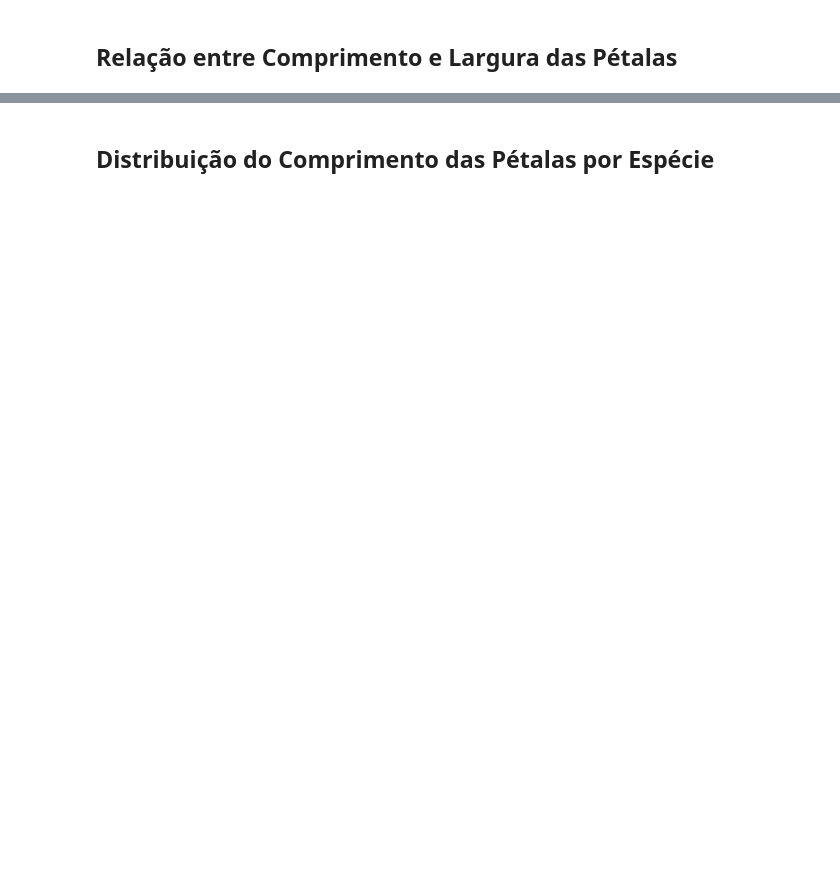
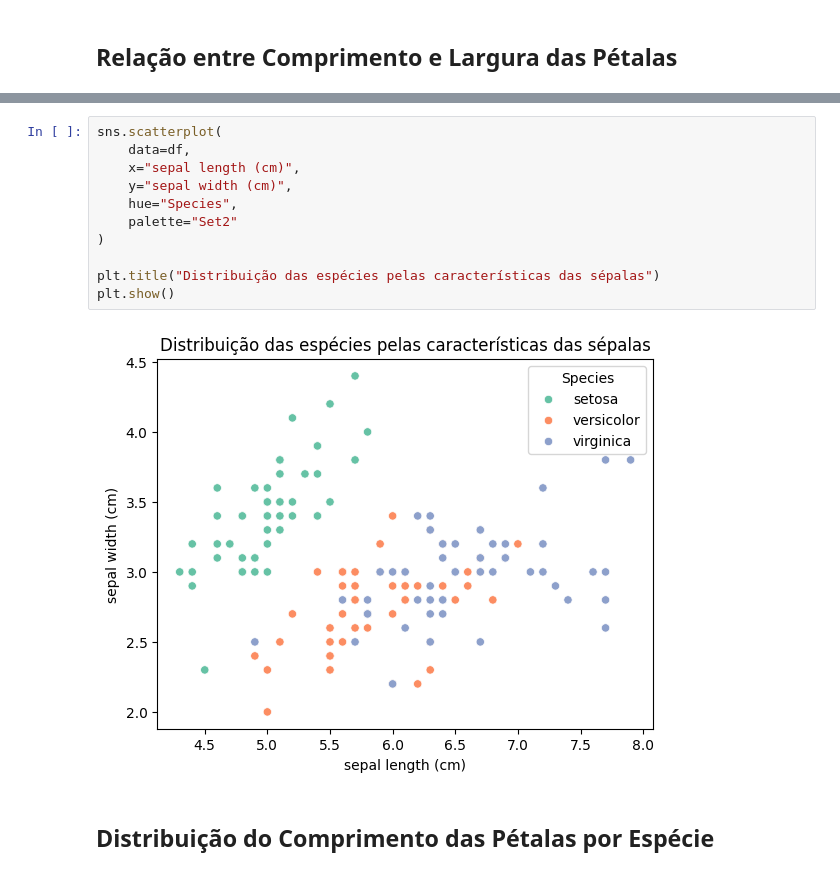
Before and after one commit to efrancyne/classificador-iris, a Jupyter notebook: 01_analiseexploratoria.ipynb, the cells around one changed output, grey strips where cells are left out. Drawn from its saved outputs; the diff is of its cells as text; blank space fills up the shorter version.

```diff
--- a/01_analiseexploratoria.ipynb
+++ b/01_analiseexploratoria.ipynb
@@ -94,3 +91,16 @@ plt.show()
+# %%
+sns.scatterplot(
+    data=df,
+    x="sepal length (cm)",
+    y="sepal width (cm)",
+    hue="Species",
+    palette="Set2"
+)
+
+plt.title("Distribuição das espécies pelas características das sépalas")
+plt.show()
+# %% [output]
+[figure, added]
 # %% [markdown]
 ## Distribuição do Comprimento das Pétalas por Espécie
 # %%
```
Also changed, not shown: parts of 12 cells of this notebook, 2 other files.
